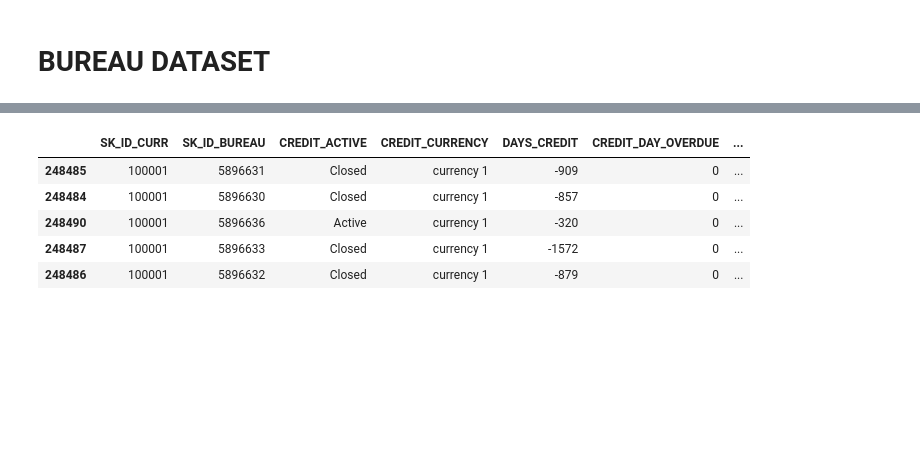
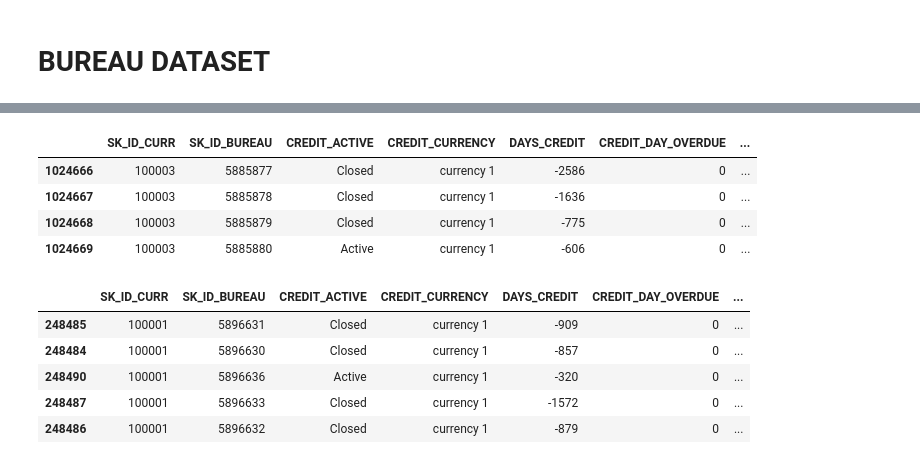
Before and after one commit to rajgurubhosale/Credit-Risk-mlops, a Jupyter notebook: notebooks/01_data_transforamtion.ipynb, the cells around one changed output, grey strips where cells are left out. Cells and saved outputs as stored; diff of their text form; code cells hidden in the pictures; blank space fills up the shorter version.

```diff
--- a/notebooks/01_data_transforamtion.ipynb
+++ b/notebooks/01_data_transforamtion.ipynb
@@ -161,3 +433,12 @@ bureau = pd.read_csv(r'D:\home loan credit risk\artifact\raw\bureau.csv',dtype=b
+# %%
+100003
+bureau[bureau['SK_ID_CURR']==100003]
+# %% [output]
+|  | SK_ID_CURR | SK_ID_BUREAU | CREDIT_ACTIVE | CREDIT_CURRENCY | DAYS_CREDIT | CREDIT_DAY_OVERDUE | ... |
+| 1024666 | 100003 | 5885877 | Closed | currency 1 | -2586 | 0 | ... |
+| 1024667 | 100003 | 5885878 | Closed | currency 1 | -1636 | 0 | ... |
+| 1024668 | 100003 | 5885879 | Closed | currency 1 | -775 | 0 | ... |
+| 1024669 | 100003 | 5885880 | Active | currency 1 | -606 | 0 | ... |
 # %%
 bureau = bureau.sort_values(by='SK_ID_CURR')
 # %%
```
Also changed, not shown: parts of 28 cells of this notebook, 13 other files.
